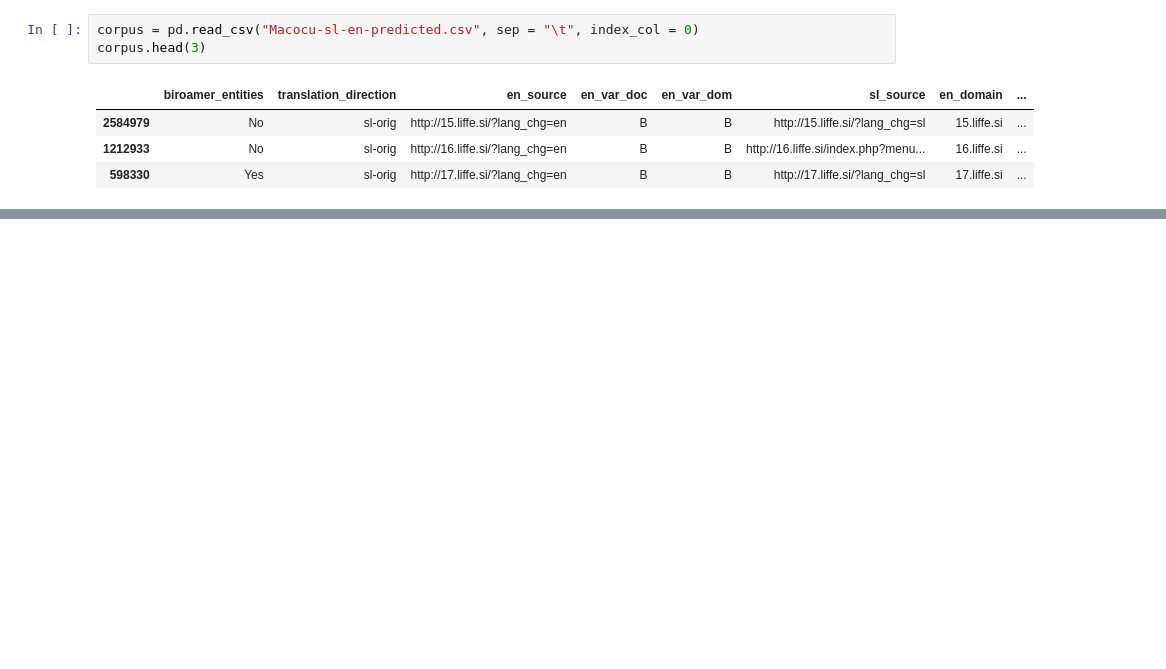
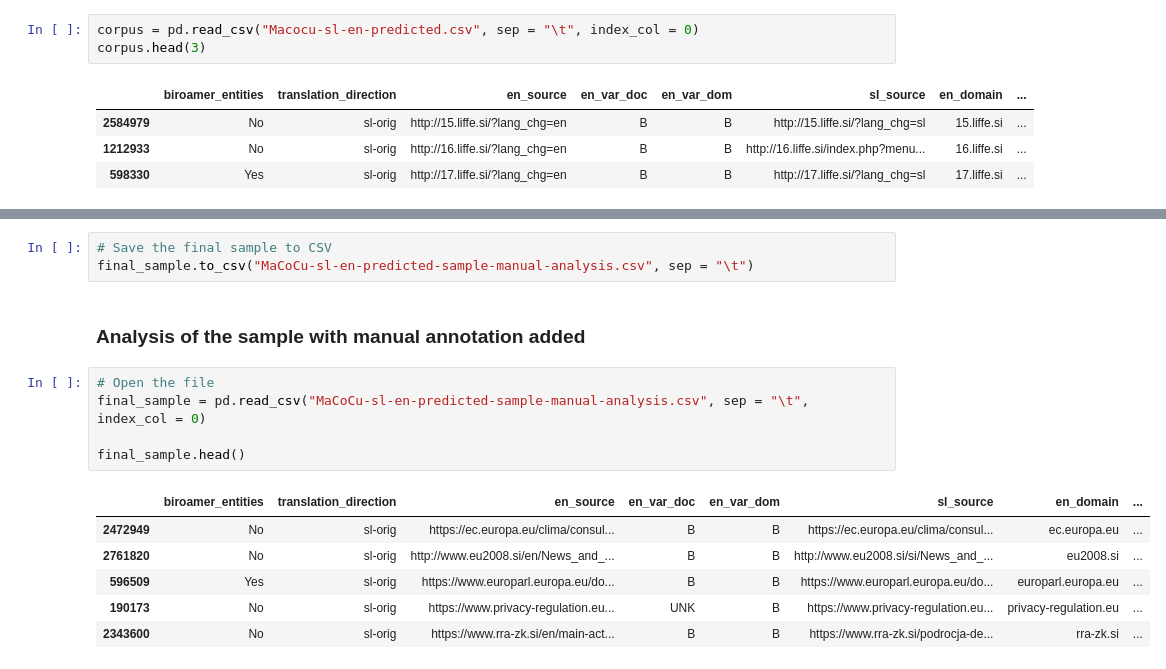
Before and after one commit to TajaKuzman/Applying-GENRE-on-MaCoCu-bilingual, a Jupyter notebook: 4.-Analyze-predicted-genres.ipynb, the cells around one changed output, grey strips where cells are left out. Saved outputs shown, nothing was run; the diff lists cells and outputs as text; blank space fills up the shorter version.

```diff
--- a/4.-Analyze-predicted-genres.ipynb
+++ b/4.-Analyze-predicted-genres.ipynb
@@ -23,0 +160,17 @@ Name: X-GENRE, dtype: float64
+# %%
+# Save the final sample to CSV
+final_sample.to_csv("MaCoCu-sl-en-predicted-sample-manual-analysis.csv", sep = "\t")
+# %% [markdown]
+### Analysis of the sample with manual annotation added
+# %%
+# Open the file
+final_sample = pd.read_csv("MaCoCu-sl-en-predicted-sample-manual-analysis.csv", sep = "\t", index_col = 0)
+
+final_sample.head()
+# %% [output]
+|  | biroamer_entities | translation_direction | en_source | en_var_doc | en_var_dom | sl_source | en_domain | ... |
+| 2472949 | No | sl-orig | https://ec.europa.eu/clima/consul... | B | B | https://ec.europa.eu/clima/consul... | ec.europa.eu | ... |
+| 2761820 | No | sl-orig | http://www.eu2008.si/en/News_and_... | B | B | http://www.eu2008.si/si/News_and_... | eu2008.si | ... |
+| 596509 | Yes | sl-orig | https://www.europarl.europa.eu/do... | B | B | https://www.europarl.europa.eu/do... | europarl.europa.eu | ... |
+| 190173 | No | sl-orig | https://www.privacy-regulation.eu... | UNK | B | https://www.privacy-regulation.eu... | privacy-regulation.eu | ... |
+| 2343600 | No | sl-orig | https://www.rra-zk.si/en/main-act... | B | B | https://www.rra-zk.si/podrocja-de... | rra-zk.si | ... |
```
Also changed, not shown: parts of 21 cells of this notebook, 10 other files.
